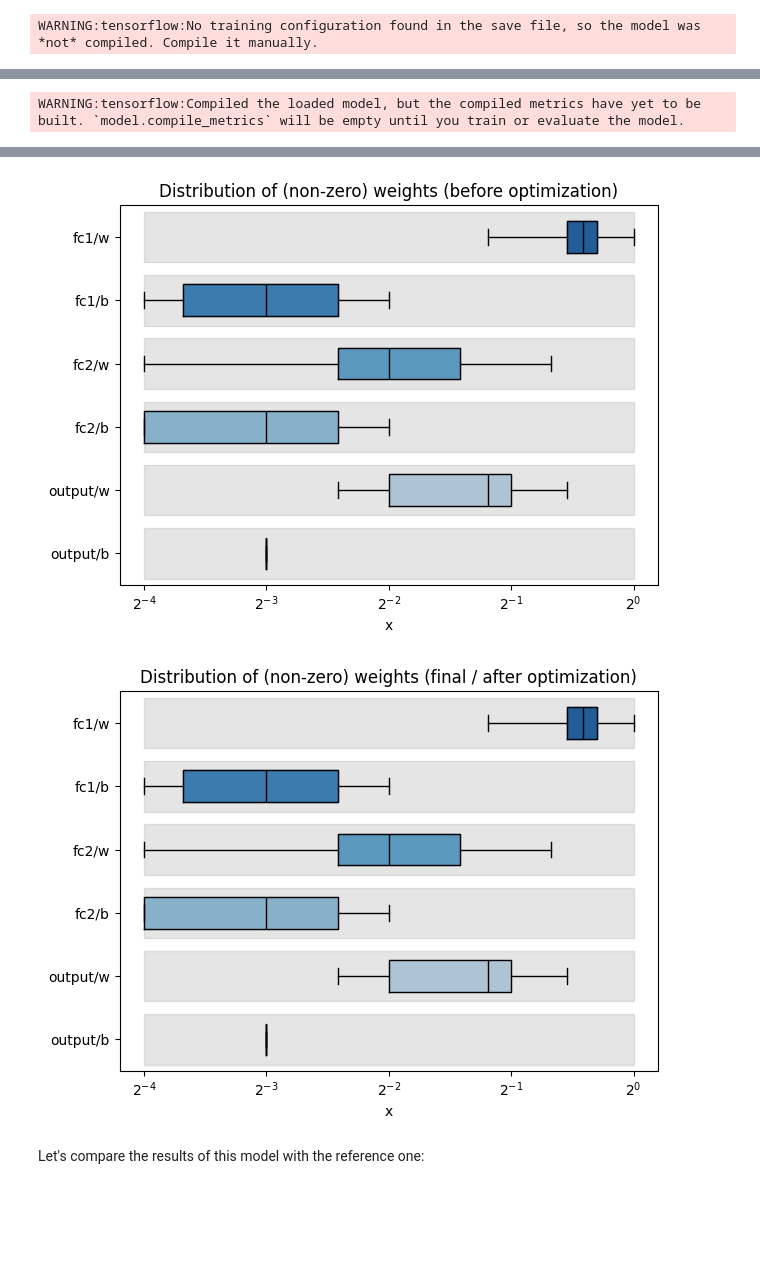
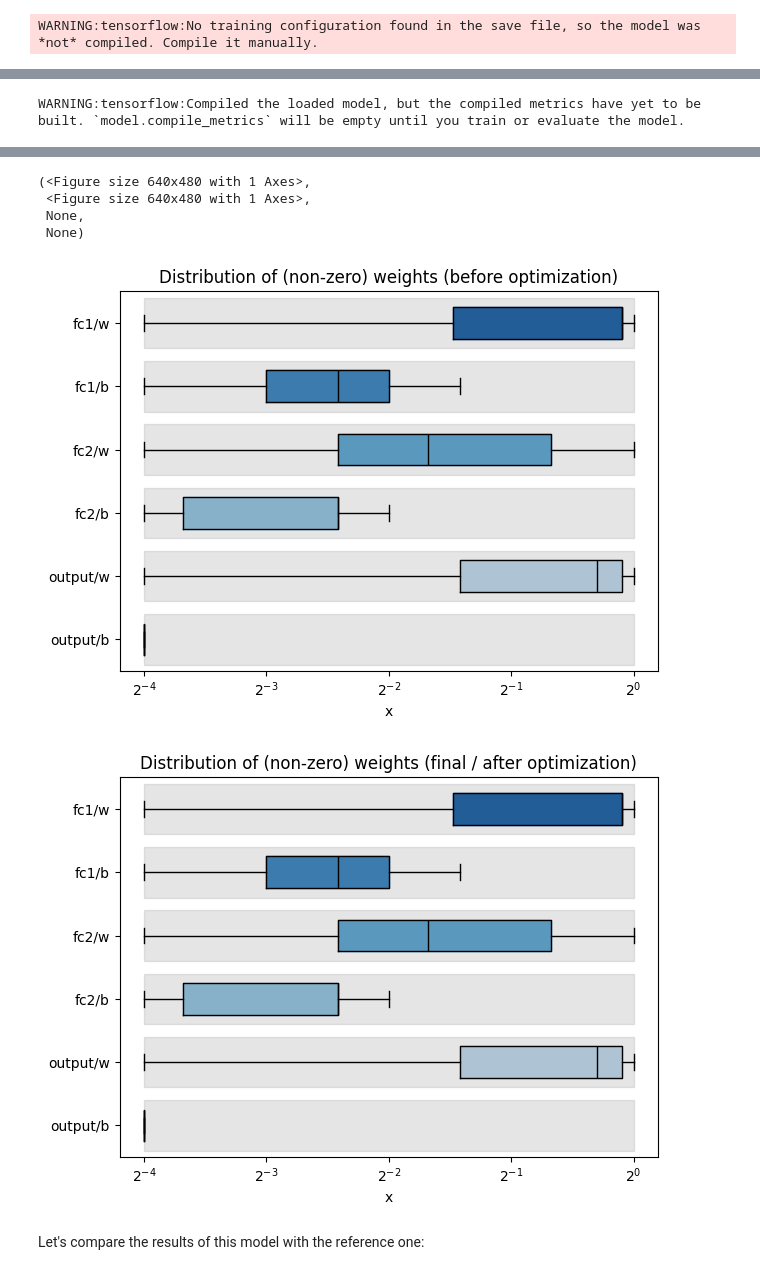
Before and after one commit to andread3vita/NeuralNetworkFPGA, a Jupyter notebook: hls4ml/Presentation.ipynb, the cells around one changed output, grey strips where cells are left out. Cells and saved outputs as stored; diff of their text form; code cells hidden in the pictures; blank space fills up the shorter version.

Commit message:
fix epochs-precision-scaler

```diff
--- a/hls4ml/Presentation.ipynb
+++ b/hls4ml/Presentation.ipynb
@@ -88,8 +102,9 @@ Y = to_categorical(Y, n_positions)
 X_train_val, X_test, Y_train_val, Y_test = train_test_split(X, Y, test_size=0.15, random_state=42)
 X_train, X_val, Y_train, Y_val = train_test_split(X_train_val, Y_train_val, test_size=0.18, random_state=42)
 
-scaler = StandardScaler()
-X_train = scaler.fit_transform(X_train)
-X_val   = scaler.fit_transform(X_val)
+scaler = MinMaxScaler()
+scaler.fit(X)
+X_train = scaler.transform(X_train)
+X_val   = scaler.transform(X_val)
 X_test  = scaler.transform(X_test)
 # %% [markdown]
@@ -332,16 +348,17 @@ for i in range(len(bit_kernel)):
         ada = Adam(lr=0.0001)
         m = train_net(m, outputDir, load,
                       X_train, Y_train, X_val, Y_val,
-                      batch_size=100, opt=ada,
+                      batch_size=100, epochs=50, opt=ada,
                       pruning=None)
 
         config = hls4ml.utils.config_from_keras_model(m, granularity='name')
-        config['LayerName']['fc1_input']['Precision']['result'] = 'fixed<16,8>'
-        config['LayerName']['softmax']['Precision']['result'] = 'fixed<16,3>'
+        config['LayerName']['fc1_input']['Precision']['result'] = 'fixed<16,2>'
+        config['LayerName']['softmax']['Precision']['result'] = 'fixed<16,2>'
         config['LayerName']['softmax']['exp_table_t'] = 'ap_fixed<18,8>'
         config['LayerName']['softmax']['inv_table_t'] = 'ap_fixed<18,4>'
         hls_m = hls4ml.converters.convert_from_keras_model(
-            m, hls_config=config, output_dir=f'{outputDir}/{prj_dir}', part='xc7a35tcsg324', backend='Vivado'
+            m, hls_config=config, output_dir=f'{outputDir}/{prj_dir}', part='xc7a35tcsg324', backend='Vivado',
+            project_name=f'NN_precision_{i}'
         )
         hls_m.compile()
 
@@ -408,7 +428,7 @@ for i in range(len(pruning)):
     ada = Adam(lr=0.0001)
     m = train_net(m, outputDir, load,
                              X_train, Y_train, X_val, Y_val,
-                             batch_size=100, opt=ada,
+                             batch_size=100, epochs=50, opt=ada,
                              pruning=pruning[i])
 
     for l in range(len(m.layers)//2):
@@ -421,12 +441,13 @@ for i in range(len(pruning)):
 
     else:
         config = hls4ml.utils.config_from_keras_model(m, granularity='name')
-        config['LayerName']['fc1_input']['Precision']['result'] = 'fixed<16,8>'
-        config['LayerName']['softmax']['Precision']['result'] = 'fixed<16,3>'
+        config['LayerName']['fc1_input']['Precision']['result'] = 'fixed<16,2>'
+        config['LayerName']['softmax']['Precision']['result'] = 'fixed<16,2>'
         config['LayerName']['softmax']['exp_table_t'] = 'ap_fixed<18,8>'
         config['LayerName']['softmax']['inv_table_t'] = 'ap_fixed<18,4>'
         hls_m = hls4ml.converters.convert_from_keras_model(
-            m, hls_config=config, output_dir=f'{outputDir}/{prj_dir}', part='xc7a35tcsg324', backend='Vivado'
+            m, hls_config=config, output_dir=f'{outputDir}/{prj_dir}', part='xc7a35tcsg324', backend='Vivado',
+            project_name=f'NN_pruning_{i}'
         )
         hls_m.compile()
 
@@ -519,7 +540,7 @@ outputDir = f'{model_dir}/{output_dir}/best_model'
 ada = Adam(lr=0.0001)
 best_model = train_net(best_model, outputDir, load,
                        X_train, Y_train, X_val, Y_val,
-                       batch_size=100, opt=ada,
+                       batch_size=100, opt=ada, epochs=150,
                        pruning=best_pruning)
 # %% [output]
 WARNING:absl:`lr` is deprecated in Keras optimizer, please use `learning_rate` or use the legacy optimizer, e.g.,tf.keras.optimizers.legacy.Adam.
@@ -527,8 +548,8 @@ WARNING:tensorflow:No training configuration found in the save file, so the mode
 WARNING:tensorflow:No training configuration found in the save file, so the model was *not* compiled. Compile it manually.
 # %%
 config = hls4ml.utils.config_from_keras_model(best_model, granularity='name')
-config['LayerName']['fc1_input']['Precision']['result'] = 'fixed<16,8>'
-config['LayerName']['softmax']['Precision']['result'] = 'fixed<16,3>'
+config['LayerName']['fc1_input']['Precision']['result'] = 'fixed<16,2>'
+config['LayerName']['softmax']['Precision']['result'] = 'fixed<16,2>'
 config['LayerName']['softmax']['exp_table_t'] = 'ap_fixed<18,8>'
 config['LayerName']['softmax']['inv_table_t'] = 'ap_fixed<18,4>'
 
@@ -537,7 +558,8 @@ plotting.print_dict(config)
 print("-----------------------------------")
 
 hls_model = hls4ml.converters.convert_from_keras_model(
-        best_model, hls_config=config, output_dir=f'{outputDir}/{prj_dir}', part='xc7a35tcsg324', backend='Vivado'
+        best_model, hls_config=config, output_dir=f'{outputDir}/{prj_dir}', part='xc7a35tcsg324', backend='Vivado',
+        project_name='NN_final'
     )
 hls_model.compile()
 hls4ml.model.profiling.numerical(model=best_model, hls_model=hls_model)
@@ -580,5 +599,9 @@ Profiling weights (final / after optimization)
+(<Figure size 640x480 with 1 Axes>,
+ <Figure size 640x480 with 1 Axes>,
+ None,
+ None)
-[figure, old version]
+[figure, new version]
-[figure, old version]
+[figure, new version]
 # %% [markdown]
 Let's compare the results of this model with the reference one:
 # %%
```
Also changed, not shown: parts of 14 cells of this notebook.
